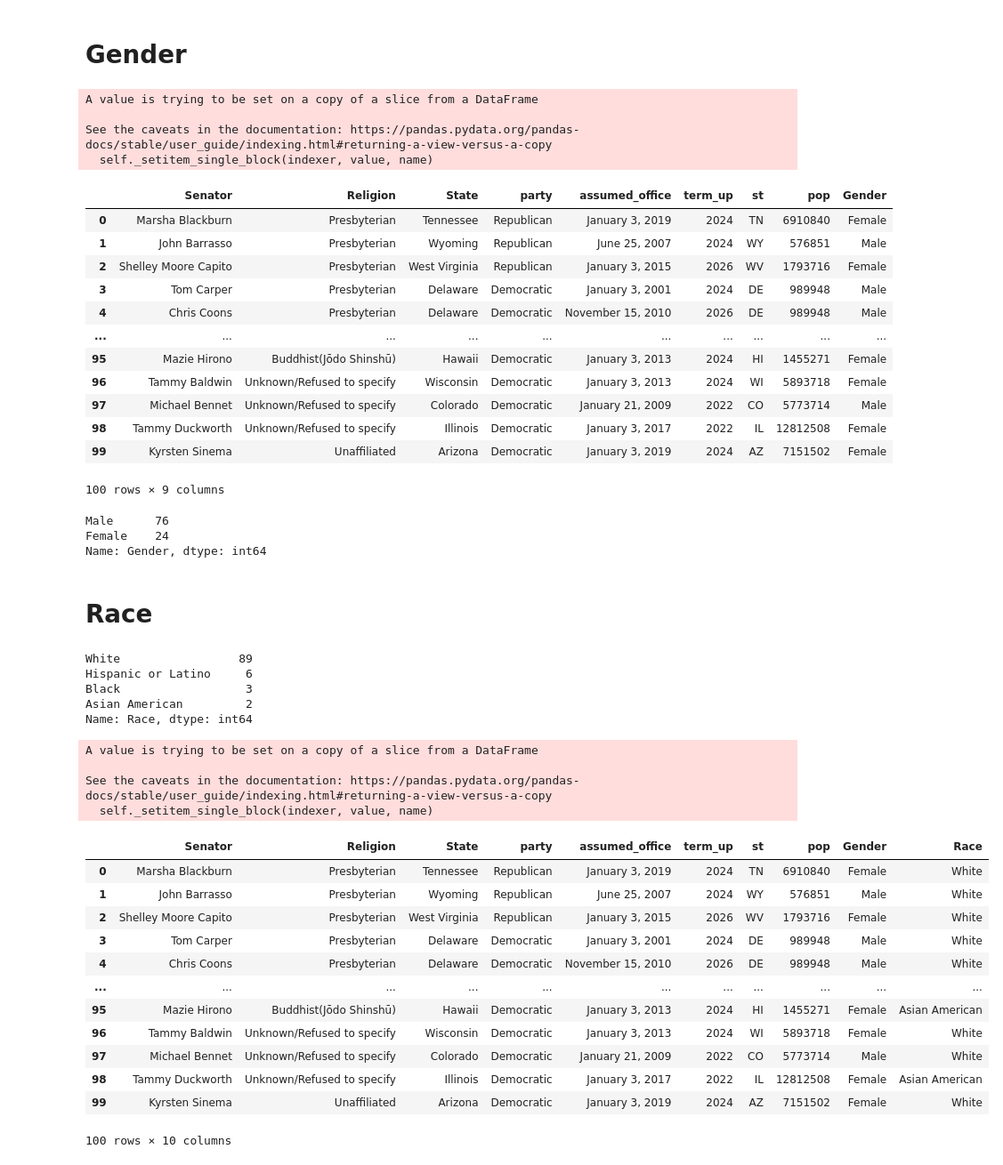
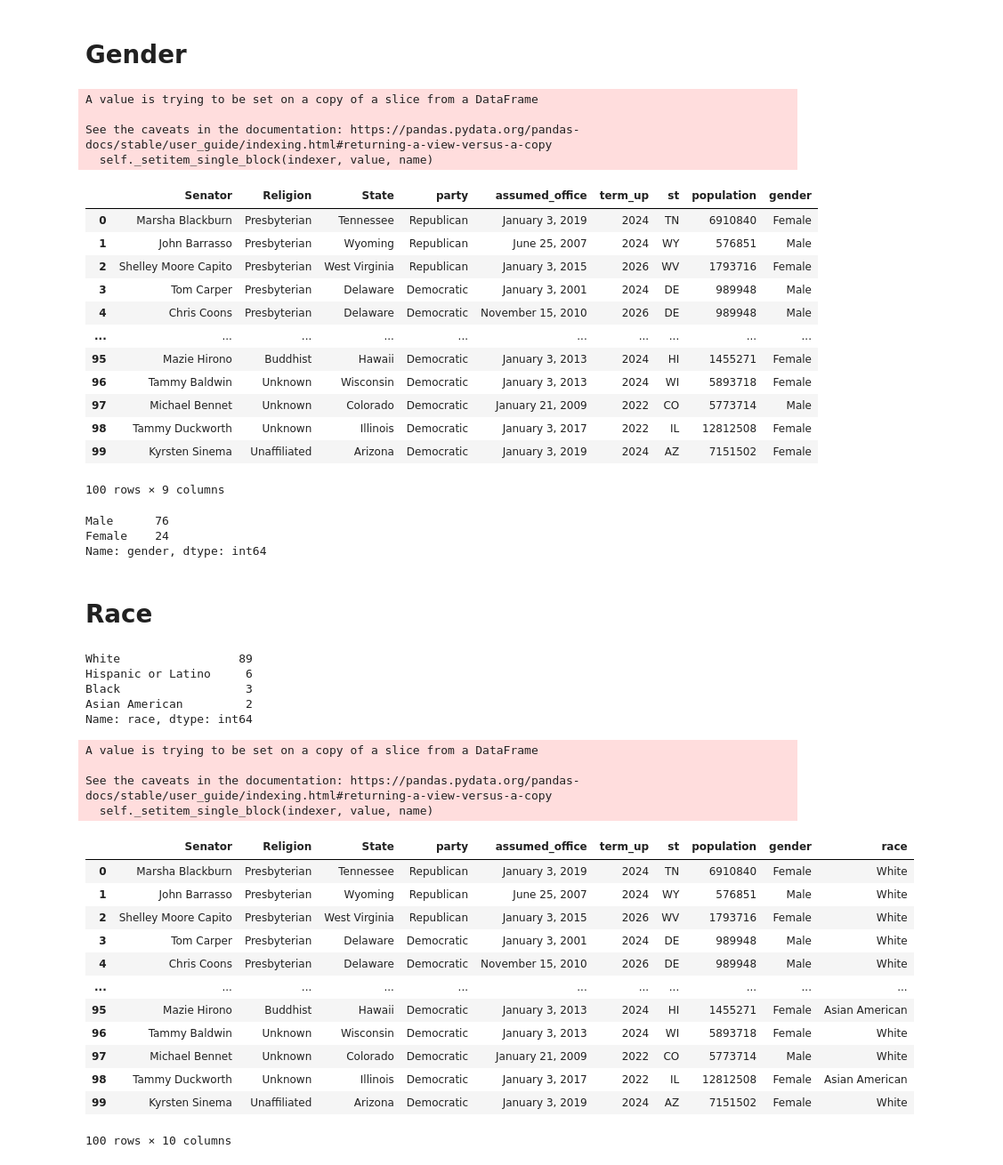
Before and after one commit to isabelle-sanford/senate-analysis, a Jupyter notebook: react_data_analysis/senate_data_v0.ipynb, the cells around one changed output. Shown at 89% size. Saved outputs shown, nothing was run; the diff lists cells and outputs as text; code cells hidden in the pictures.

```diff
--- a/react_data_analysis/senate_data_v0.ipynb
+++ b/react_data_analysis/senate_data_v0.ipynb
@@ -89,6 +89,14 @@ relig_data
 | 98 | Tammy Duckworth | Democratic | Illinois | Unknown/Refused to specify | Sometimes acknowledged as Deist. |
 | 99 | Kyrsten Sinema | Democratic | Arizona | Unaffiliated | Raised as a Latter-day Saint. |
 100 rows × 5 columns
+# %%
+relig_data.replace({
+    'Buddhist.*': 'Buddhist',
+    'Congregationalist.*': 'Congregationalist',
+    'Unknown.*': 'Unknown',
+    'Holiness.*': 'Holiness',
+    'Restorationist.*': 'Restorationist'
+}, regex=True, inplace=True)
 # %%
 
 sen_data = relig_data[['Senator', 'Religion']].merge(sen_data, on = "Senator", how="outer")
@@ -114,11 +122,11 @@ sen_data
 women_senators = pd.read_html("https://en.wikipedia.org/wiki/Women_in_the_United_States_Senate", match="Prior experience")
 women_list = list(women_senators[0]['Name'])
 # %%
-sen_data['Gender'] = "Male"
+sen_data['gender'] = "Male"
 
 for row in sen_data.iterrows():
     if row[1]['Senator'] in women_list:
-        sen_data['Gender'].iloc[row[0]] = "Female" # mmmMMM
+        sen_data['gender'].iloc[row[0]] = "Female" # mmmMMM
 
 sen_data
 # %% [output]
@@ -126,64 +134,64 @@ A value is trying to be set on a copy of a slice from a DataFrame
 
 See the caveats in the documentation: https://pandas.pydata.org/pandas-docs/stable/user_guide/indexing.html#returning-a-view-versus-a-copy
   self._setitem_single_block(indexer, value, name)
-|  | Senator | Religion | State | party | assumed_office | term_up | st | pop | Gender |
+|  | Senator | Religion | State | party | assumed_office | term_up | st | population | gender |
 | 0 | Marsha Blackburn | Presbyterian | Tennessee | Republican | January 3, 2019 | 2024 | TN | 6910840 | Female |
 | 1 | John Barrasso | Presbyterian | Wyoming | Republican | June 25, 2007 | 2024 | WY | 576851 | Male |
 | 2 | Shelley Moore Capito | Presbyterian | West Virginia | Republican | January 3, 2015 | 2026 | WV | 1793716 | Female |
 | 3 | Tom Carper | Presbyterian | Delaware | Democratic | January 3, 2001 | 2024 | DE | 989948 | Male |
 | 4 | Chris Coons | Presbyterian | Delaware | Democratic | November 15, 2010 | 2026 | DE | 989948 | Male |
 | ... | ... | ... | ... | ... | ... | ... | ... | ... | ... |
-| 95 | Mazie Hirono | Buddhist(Jōdo Shinshū) | Hawaii | Democratic | January 3, 2013 | 2024 | HI | 1455271 | Female |
-| 96 | Tammy Baldwin | Unknown/Refused to specify | Wisconsin | Democratic | January 3, 2013 | 2024 | WI | 5893718 | Female |
-| 97 | Michael Bennet | Unknown/Refused to specify | Colorado | Democratic | January 21, 2009 | 2022 | CO | 5773714 | Male |
-| 98 | Tammy Duckworth | Unknown/Refused to specify | Illinois | Democratic | January 3, 2017 | 2022 | IL | 12812508 | Female |
+| 95 | Mazie Hirono | Buddhist | Hawaii | Democratic | January 3, 2013 | 2024 | HI | 1455271 | Female |
+| 96 | Tammy Baldwin | Unknown | Wisconsin | Democratic | January 3, 2013 | 2024 | WI | 5893718 | Female |
+| 97 | Michael Bennet | Unknown | Colorado | Democratic | January 21, 2009 | 2022 | CO | 5773714 | Male |
+| 98 | Tammy Duckworth | Unknown | Illinois | Democratic | January 3, 2017 | 2022 | IL | 12812508 | Female |
 | 99 | Kyrsten Sinema | Unaffiliated | Arizona | Democratic | January 3, 2019 | 2024 | AZ | 7151502 | Female |
 100 rows × 9 columns
 # %%
-sen_data['Gender'].value_counts()
+sen_data['gender'].value_counts()
 # %% [output]
 Male      76
 Female    24
-Name: Gender, dtype: int64
+Name: gender, dtype: int64
 # %% [markdown]
 # Race
 # %%
-sen_data['Race'] = "White"
+sen_data['race'] = "White"
 
 black_senators = ["Cory Booker", 'Tim Scott', 'Raphael Warnock']
 asian_senators = ['Mazie Hirono', 'Tammy Duckworth']
 hispanic_senators = ['Bob Menendez', 'Marco Rubio', 'Ted Cruz', 'Catherine Cortez Masto', 'Ben Ray Luján', 'Alex Padilla']
 
 for row in sen_data.iterrows():
     if row[1]['Senator'] in black_senators:
-        sen_data['Race'].iloc[row[0]] = "Black" # mmmMMM
+        sen_data['race'].iloc[row[0]] = "Black" # mmmMMM
     if row[1]['Senator'] in asian_senators:
-        sen_data['Race'].iloc[row[0]] = "Asian American" # mmmMMM
+        sen_data['race'].iloc[row[0]] = "Asian American" # mmmMMM
     if row[1]['Senator'] in hispanic_senators:
-        sen_data['Race'].iloc[row[0]] = "Hispanic or Latino" # mmmMMM
+        sen_data['race'].iloc[row[0]] = "Hispanic or Latino" # mmmMMM
 
-print(sen_data['Race'].value_counts())
+print(sen_data['race'].value_counts())
 sen_data
 # %% [output]
 White                 89
 Hispanic or Latino     6
 Black                  3
 Asian American         2
-Name: Race, dtype: int64
+Name: race, dtype: int64
 A value is trying to be set on a copy of a slice from a DataFrame
 
 See the caveats in the documentation: https://pandas.pydata.org/pandas-docs/stable/user_guide/indexing.html#returning-a-view-versus-a-copy
   self._setitem_single_block(indexer, value, name)
-|  | Senator | Religion | State | party | assumed_office | term_up | st | pop | Gender | Race |
+|  | Senator | Religion | State | party | assumed_office | term_up | st | population | gender | race |
 | 0 | Marsha Blackburn | Presbyterian | Tennessee | Republican | January 3, 2019 | 2024 | TN | 6910840 | Female | White |
 | 1 | John Barrasso | Presbyterian | Wyoming | Republican | June 25, 2007 | 2024 | WY | 576851 | Male | White |
 | 2 | Shelley Moore Capito | Presbyterian | West Virginia | Republican | January 3, 2015 | 2026 | WV | 1793716 | Female | White |
 | 3 | Tom Carper | Presbyterian | Delaware | Democratic | January 3, 2001 | 2024 | DE | 989948 | Male | White |
 | 4 | Chris Coons | Presbyterian | Delaware | Democratic | November 15, 2010 | 2026 | DE | 989948 | Male | White |
 | ... | ... | ... | ... | ... | ... | ... | ... | ... | ... | ... |
-| 95 | Mazie Hirono | Buddhist(Jōdo Shinshū) | Hawaii | Democratic | January 3, 2013 | 2024 | HI | 1455271 | Female | Asian American |
-| 96 | Tammy Baldwin | Unknown/Refused to specify | Wisconsin | Democratic | January 3, 2013 | 2024 | WI | 5893718 | Female | White |
-| 97 | Michael Bennet | Unknown/Refused to specify | Colorado | Democratic | January 21, 2009 | 2022 | CO | 5773714 | Male | White |
-| 98 | Tammy Duckworth | Unknown/Refused to specify | Illinois | Democratic | January 3, 2017 | 2022 | IL | 12812508 | Female | Asian American |
+| 95 | Mazie Hirono | Buddhist | Hawaii | Democratic | January 3, 2013 | 2024 | HI | 1455271 | Female | Asian American |
+| 96 | Tammy Baldwin | Unknown | Wisconsin | Democratic | January 3, 2013 | 2024 | WI | 5893718 | Female | White |
+| 97 | Michael Bennet | Unknown | Colorado | Democratic | January 21, 2009 | 2022 | CO | 5773714 | Male | White |
+| 98 | Tammy Duckworth | Unknown | Illinois | Democratic | January 3, 2017 | 2022 | IL | 12812508 | Female | Asian American |
 | 99 | Kyrsten Sinema | Unaffiliated | Arizona | Democratic | January 3, 2019 | 2024 | AZ | 7151502 | Female | White |
 100 rows × 10 columns
```
Also changed, not shown: parts of 5 cells of this notebook, 7 other files.
